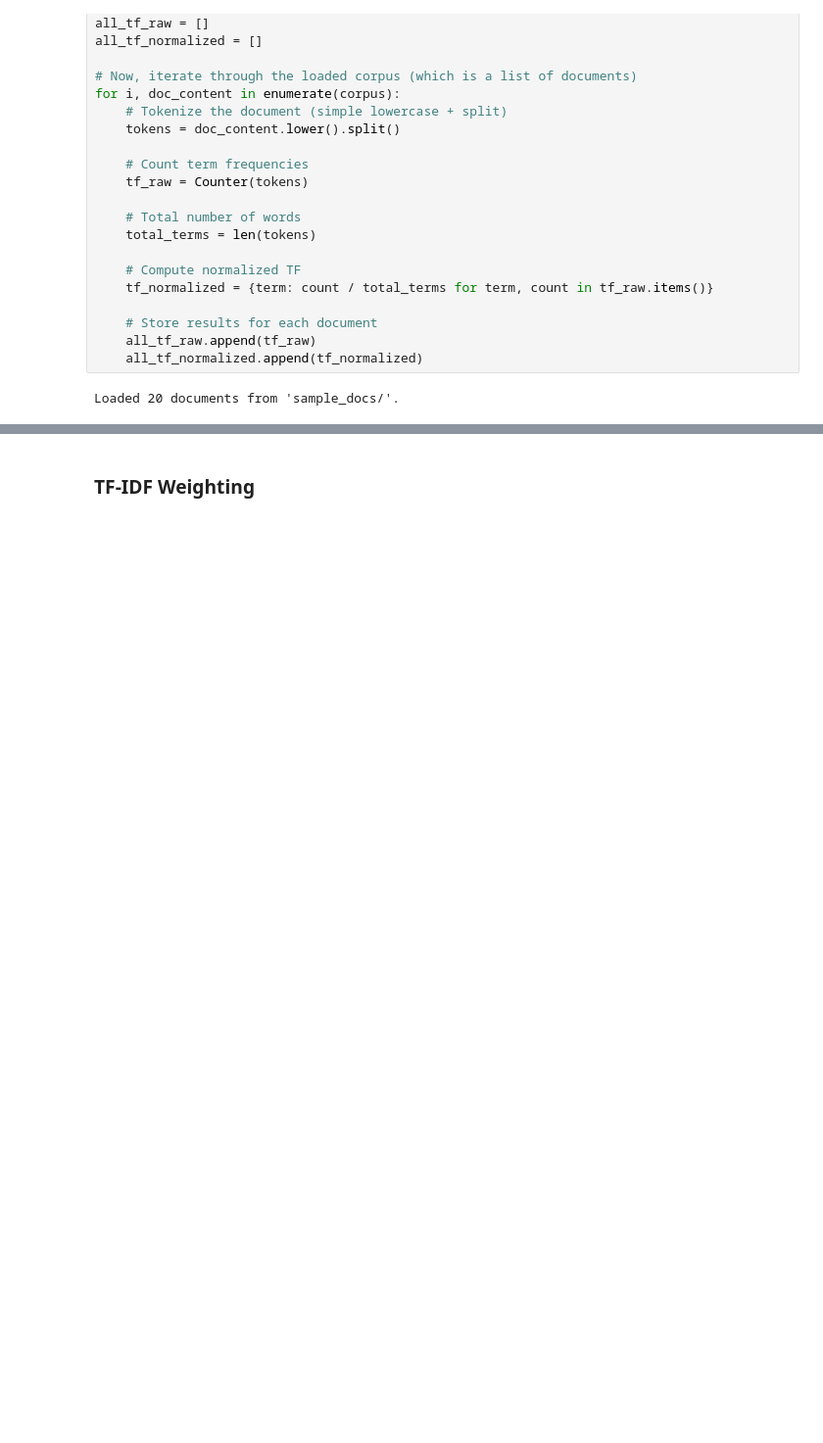
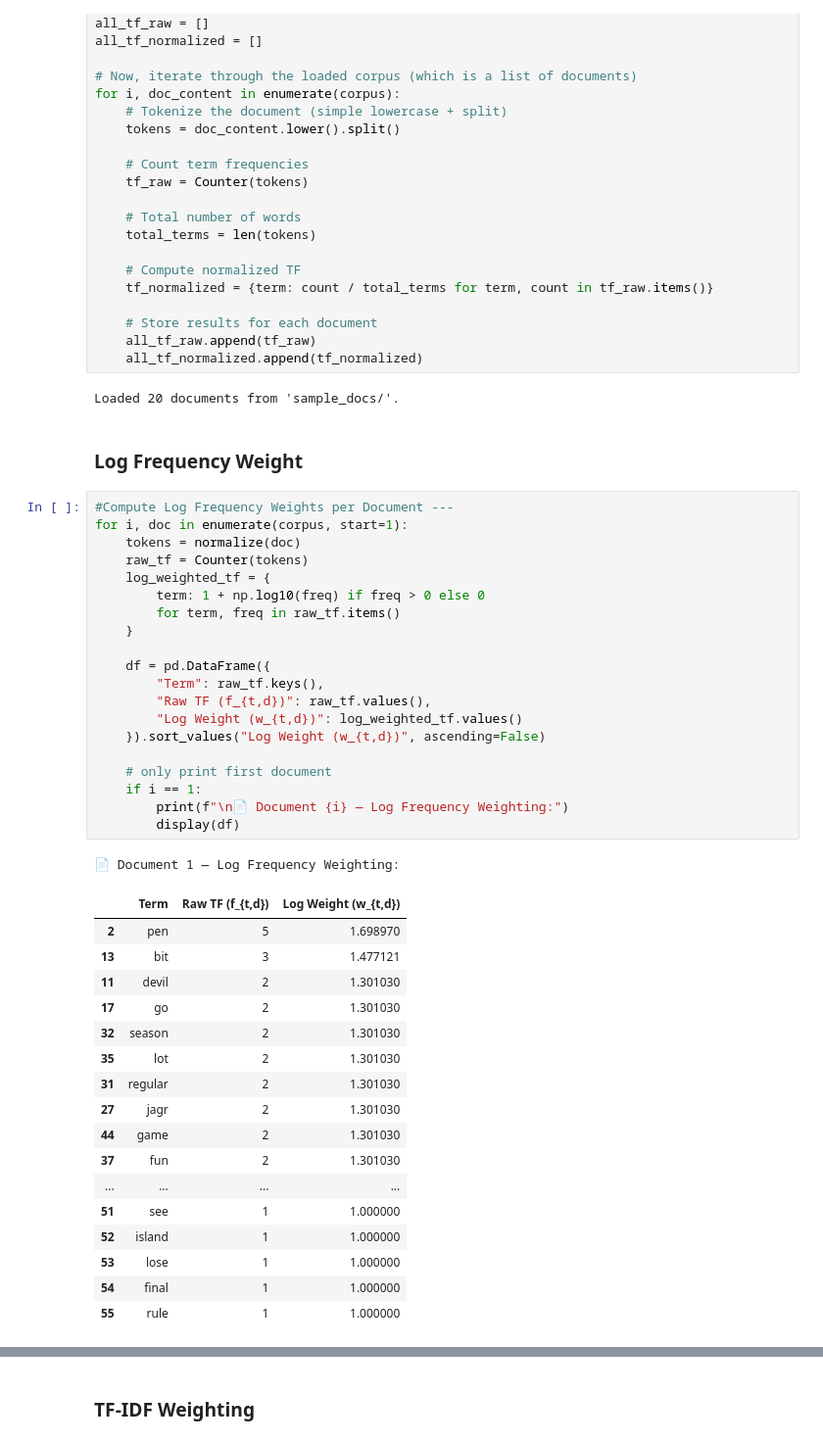
Before and after one commit to tcsgik/PROG8245_Lab7, a Jupyter notebook: IRBasics_VectorSpaceProximity.ipynb, the cells around one changed output, grey strips where cells are left out. Shown at 98% size. Drawn from its saved outputs; the diff is of its cells as text; blank space fills up the shorter version.

```diff
--- a/IRBasics_VectorSpaceProximity.ipynb
+++ b/IRBasics_VectorSpaceProximity.ipynb
@@ -745,3 +745,44 @@ for i, doc_content in enumerate(corpus):
     all_tf_normalized.append(tf_normalized)
 # %% [output]
 Loaded 20 documents from 'sample_docs/'.
+# %% [markdown]
+### Log Frequency Weight
+# %%
+#Compute Log Frequency Weights per Document ---
+for i, doc in enumerate(corpus, start=1):
+    tokens = normalize(doc)
+    raw_tf = Counter(tokens)
+    log_weighted_tf = {
+        term: 1 + np.log10(freq) if freq > 0 else 0
+        for term, freq in raw_tf.items()
+    }
+
+    df = pd.DataFrame({
+        "Term": raw_tf.keys(),
+        "Raw TF (f_{t,d})": raw_tf.values(),
+        "Log Weight (w_{t,d})": log_weighted_tf.values()
+    }).sort_values("Log Weight (w_{t,d})", ascending=False)
+
+    # only print first document
+    if i == 1:
+        print(f"\n📄 Document {i} — Log Frequency Weighting:")
+        display(df)
+# %% [output]
+📄 Document 1 — Log Frequency Weighting:
+|  | Term | Raw TF (f_{t,d}) | Log Weight (w_{t,d}) |
+| 2 | pen | 5 | 1.698970 |
+| 13 | bit | 3 | 1.477121 |
+| 11 | devil | 2 | 1.301030 |
+| 17 | go | 2 | 1.301030 |
+| 32 | season | 2 | 1.301030 |
+| 35 | lot | 2 | 1.301030 |
+| 31 | regular | 2 | 1.301030 |
+| 27 | jagr | 2 | 1.301030 |
+| 44 | game | 2 | 1.301030 |
+| 37 | fun | 2 | 1.301030 |
+| ... | ... | ... | ... |
+| 51 | see | 1 | 1.000000 |
+| 52 | island | 1 | 1.000000 |
+| 53 | lose | 1 | 1.000000 |
+| 54 | final | 1 | 1.000000 |
+| 55 | rule | 1 | 1.000000 |
```
Also changed, not shown: parts of 5 cells of this notebook.
